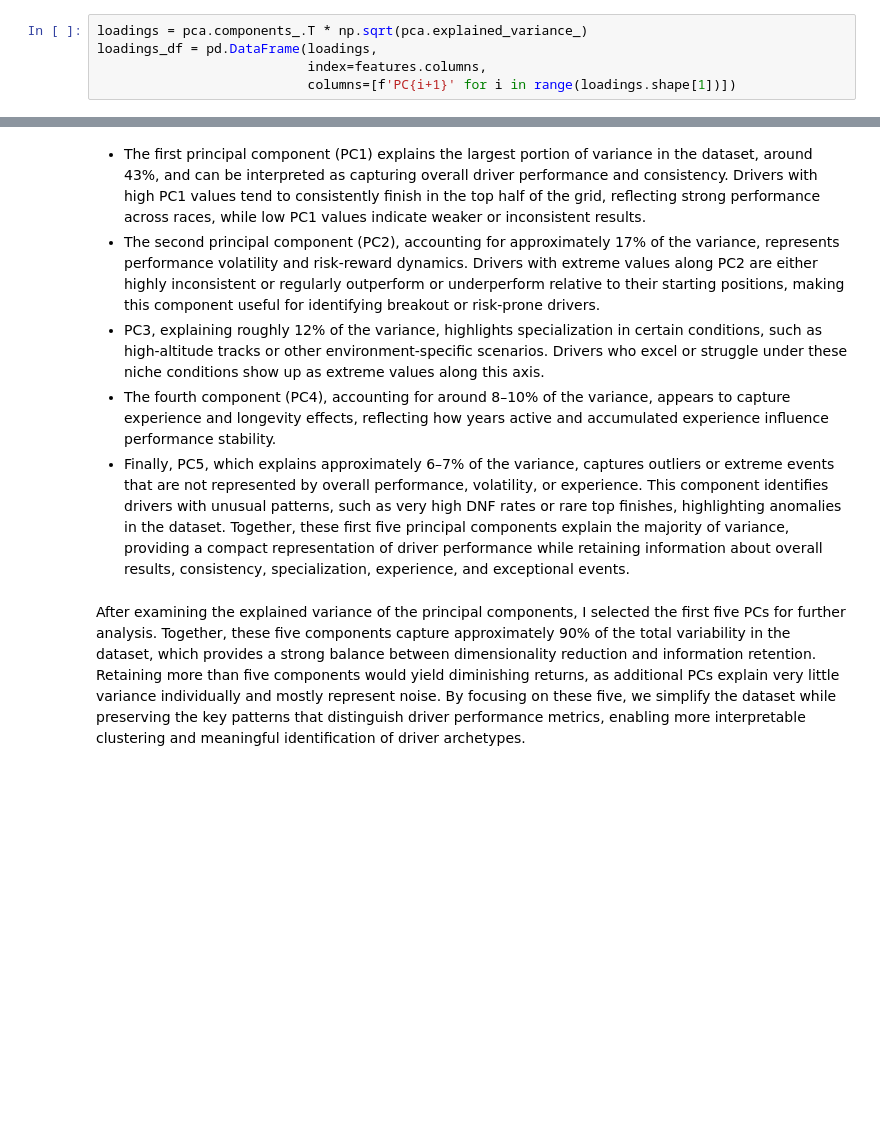
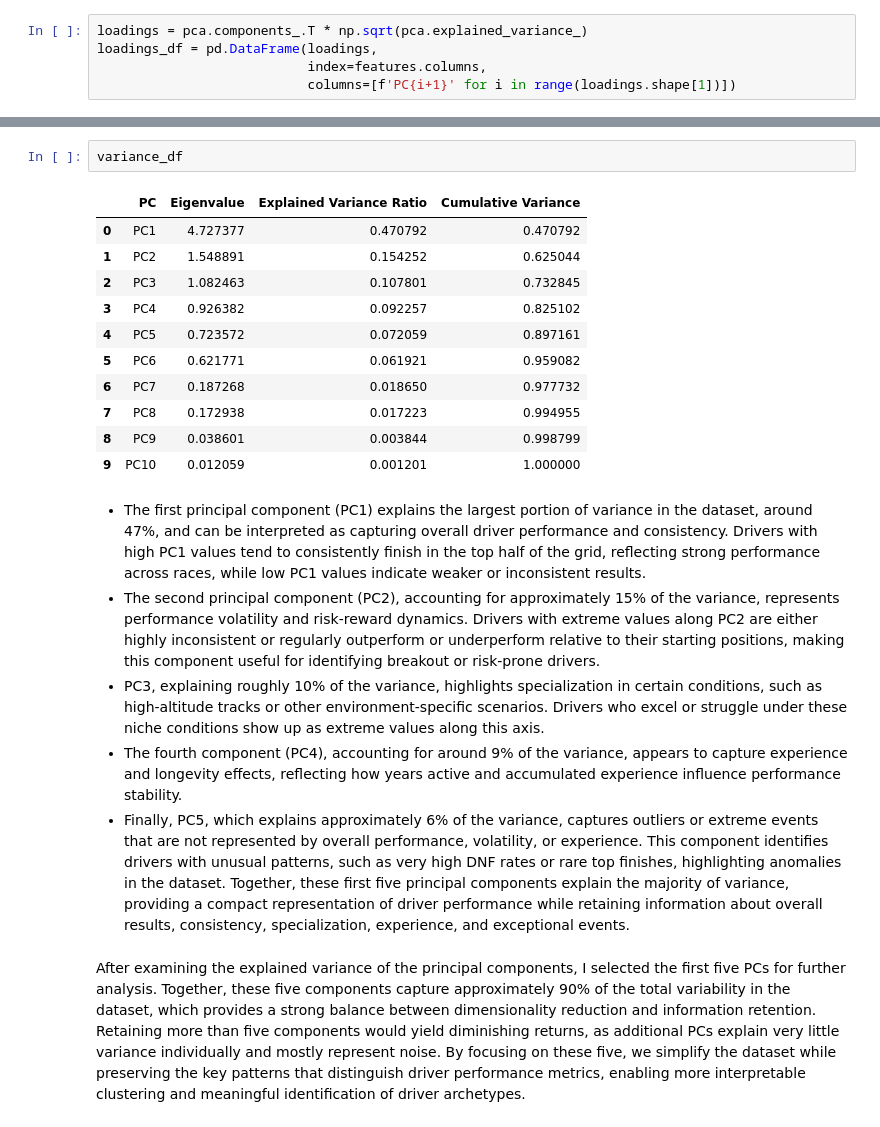
Before and after one commit to viurdaneta/F1, a Jupyter notebook: PCA.ipynb, the cells around one changed output, grey strips where cells are left out. Saved outputs shown, nothing was run; the diff lists cells and outputs as text; blank space fills up the shorter version.

```diff
--- a/PCA.ipynb
+++ b/PCA.ipynb
@@ -107,9 +120,23 @@ plt.show()
+# %%
+variance_df
+# %% [output]
+|  | PC | Eigenvalue | Explained Variance Ratio | Cumulative Variance |
+| 0 | PC1 | 4.727377 | 0.470792 | 0.470792 |
+| 1 | PC2 | 1.548891 | 0.154252 | 0.625044 |
+| 2 | PC3 | 1.082463 | 0.107801 | 0.732845 |
+| 3 | PC4 | 0.926382 | 0.092257 | 0.825102 |
+| 4 | PC5 | 0.723572 | 0.072059 | 0.897161 |
+| 5 | PC6 | 0.621771 | 0.061921 | 0.959082 |
+| 6 | PC7 | 0.187268 | 0.018650 | 0.977732 |
+| 7 | PC8 | 0.172938 | 0.017223 | 0.994955 |
+| 8 | PC9 | 0.038601 | 0.003844 | 0.998799 |
+| 9 | PC10 | 0.012059 | 0.001201 | 1.000000 |
 # %% [markdown]
-- The first principal component (PC1) explains the largest portion of variance in the dataset, around 43%, and can be interpreted as capturing overall driver performance and consistency. Drivers with high PC1 values tend to consistently finish in the top half of the grid, reflecting strong performance across races, while low PC1 values indicate weaker or inconsistent results.
-- The second principal component (PC2), accounting for approximately 17% of the variance, represents performance volatility and risk-reward dynamics. Drivers with extreme values along PC2 are either highly inconsistent or regularly outperform or underperform relative to their starting positions, making this component useful for identifying breakout or risk-prone drivers.
-- PC3, explaining roughly 12% of the variance, highlights specialization in certain conditions, such as high-altitude tracks or other environment-specific scenarios. Drivers who excel or struggle under these niche conditions show up as extreme values along this axis.
-- The fourth component (PC4), accounting for around 8–10% of the variance, appears to capture experience and longevity effects, reflecting how years active and accumulated experience influence performance stability.
-- Finally, PC5, which explains approximately 6–7% of the variance, captures outliers or extreme events that are not represented by overall performance, volatility, or experience. This component identifies drivers with unusual patterns, such as very high DNF rates or rare top finishes, highlighting anomalies in the dataset. Together, these first five principal components explain the majority of variance, providing a compact representation of driver performance while retaining information about overall results, consistency, specialization, experience, and exceptional events.
+- The first principal component (PC1) explains the largest portion of variance in the dataset, around 47%, and can be interpreted as capturing overall driver performance and consistency. Drivers with high PC1 values tend to consistently finish in the top half of the grid, reflecting strong performance across races, while low PC1 values indicate weaker or inconsistent results.
+- The second principal component (PC2), accounting for approximately 15% of the variance, represents performance volatility and risk-reward dynamics. Drivers with extreme values along PC2 are either highly inconsistent or regularly outperform or underperform relative to their starting positions, making this component useful for identifying breakout or risk-prone drivers.
+- PC3, explaining roughly 10% of the variance, highlights specialization in certain conditions, such as high-altitude tracks or other environment-specific scenarios. Drivers who excel or struggle under these niche conditions show up as extreme values along this axis.
+- The fourth component (PC4), accounting for around 9% of the variance, appears to capture experience and longevity effects, reflecting how years active and accumulated experience influence performance stability.
+- Finally, PC5, which explains approximately 6% of the variance, captures outliers or extreme events that are not represented by overall performance, volatility, or experience. This component identifies drivers with unusual patterns, such as very high DNF rates or rare top finishes, highlighting anomalies in the dataset. Together, these first five principal components explain the majority of variance, providing a compact representation of driver performance while retaining information about overall results, consistency, specialization, experience, and exceptional events.
 # %% [markdown]
 After examining the explained variance of the principal components, I selected the first five PCs for further analysis. Together, these five components capture approximately 90% of the total variability in the dataset, which provides a strong balance between dimensionality reduction and information retention. Retaining more than five components would yield diminishing returns, as additional PCs explain very little variance individually and mostly represent noise. By focusing on these five, we simplify the dataset while preserving the key patterns that distinguish driver performance metrics, enabling more interpretable clustering and meaningful identification of driver archetypes.
 # %%
```
Also changed, not shown: parts of 8 cells of this notebook, 39 other files.
